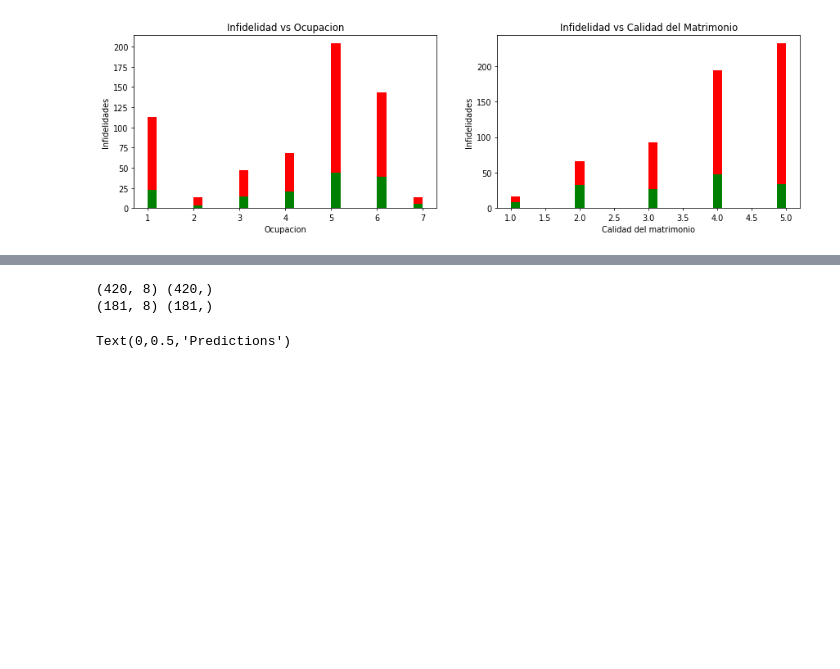
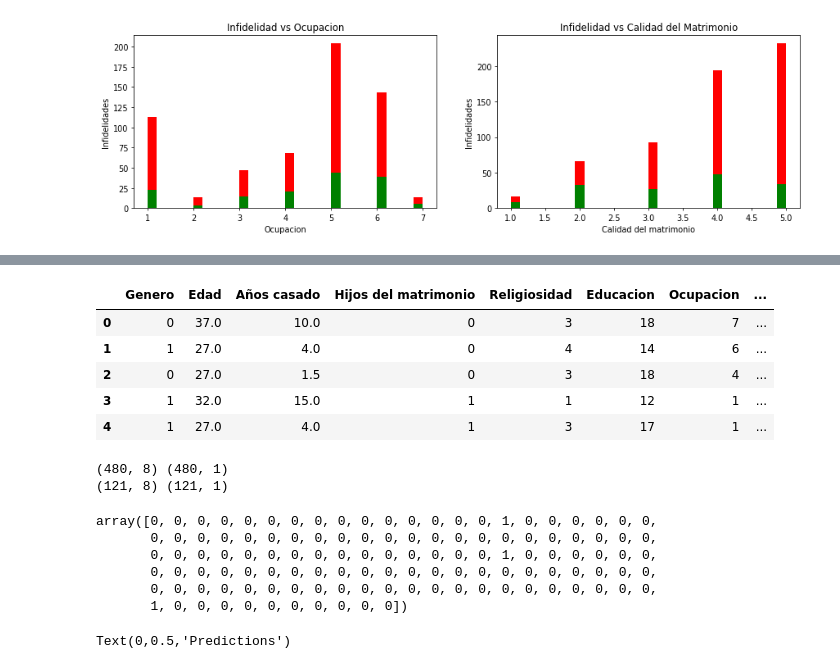
Before and after one commit to SpawnQQ/DataScience, a Jupyter notebook: infidelidades/inf.ipynb, the cells around one changed output, grey strips where cells are left out. Saved outputs shown, nothing was run; the diff lists cells and outputs as text; code cells hidden in the pictures; blank space fills up the shorter version.

```diff
--- a/infidelidades/inf.ipynb
+++ b/infidelidades/inf.ipynb
@@ -238,15 +232,33 @@ print(X.head(),"\n")
+# %%
+X.head()
+# %% [output]
+|  | Genero | Edad | Años casado | Hijos del matrimonio | Religiosidad | Educacion | Ocupacion | ... |
+| 0 | 0 | 37.0 | 10.0 | 0 | 3 | 18 | 7 | ... |
+| 1 | 1 | 27.0 | 4.0 | 0 | 4 | 14 | 6 | ... |
+| 2 | 0 | 27.0 | 1.5 | 0 | 3 | 18 | 4 | ... |
+| 3 | 1 | 32.0 | 15.0 | 1 | 1 | 12 | 1 | ... |
+| 4 | 1 | 27.0 | 4.0 | 1 | 3 | 17 | 1 | ... |
 # %%
-X_train, X_test, y_train, y_test = train_test_split (X, y, test_size = 0.3)
+X_train, X_test, y_train, y_test = train_test_split (X, y, test_size = 0.2)
 
 print (X_train.shape, y_train.shape)
 print (X_test.shape, y_test.shape)
 # %% [output]
-(420, 8) (420,)
-(181, 8) (181,)
+(480, 8) (480, 1)
+(121, 8) (121, 1)
 # %%
 lm = LogisticRegression()
 model = lm.fit(X_train, y_train)
 predictions = model.predict(X_test)
+
+predictions
+# %% [output]
+array([0, 0, 0, 0, 0, 0, 0, 0, 0, 0, 0, 0, 0, 0, 0, 1, 0, 0, 0, 0, 0, 0,
+       0, 0, 0, 0, 0, 0, 0, 0, 0, 0, 0, 0, 0, 0, 0, 0, 0, 0, 0, 0, 0, 0,
+       0, 0, 0, 0, 0, 0, 0, 0, 0, 0, 0, 0, 0, 0, 0, 1, 0, 0, 0, 0, 0, 0,
+       0, 0, 0, 0, 0, 0, 0, 0, 0, 0, 0, 0, 0, 0, 0, 0, 0, 0, 0, 0, 0, 0,
+       0, 0, 0, 0, 0, 0, 0, 0, 0, 0, 0, 0, 0, 0, 0, 0, 0, 0, 0, 0, 0, 0,
+       1, 0, 0, 0, 0, 0, 0, 0, 0, 0, 0])
 # %%
 plt.scatter(y_test, predictions)
 plt.xlabel("True Values")
```
Also changed, not shown: parts of 11 cells of this notebook, 13 other files.
